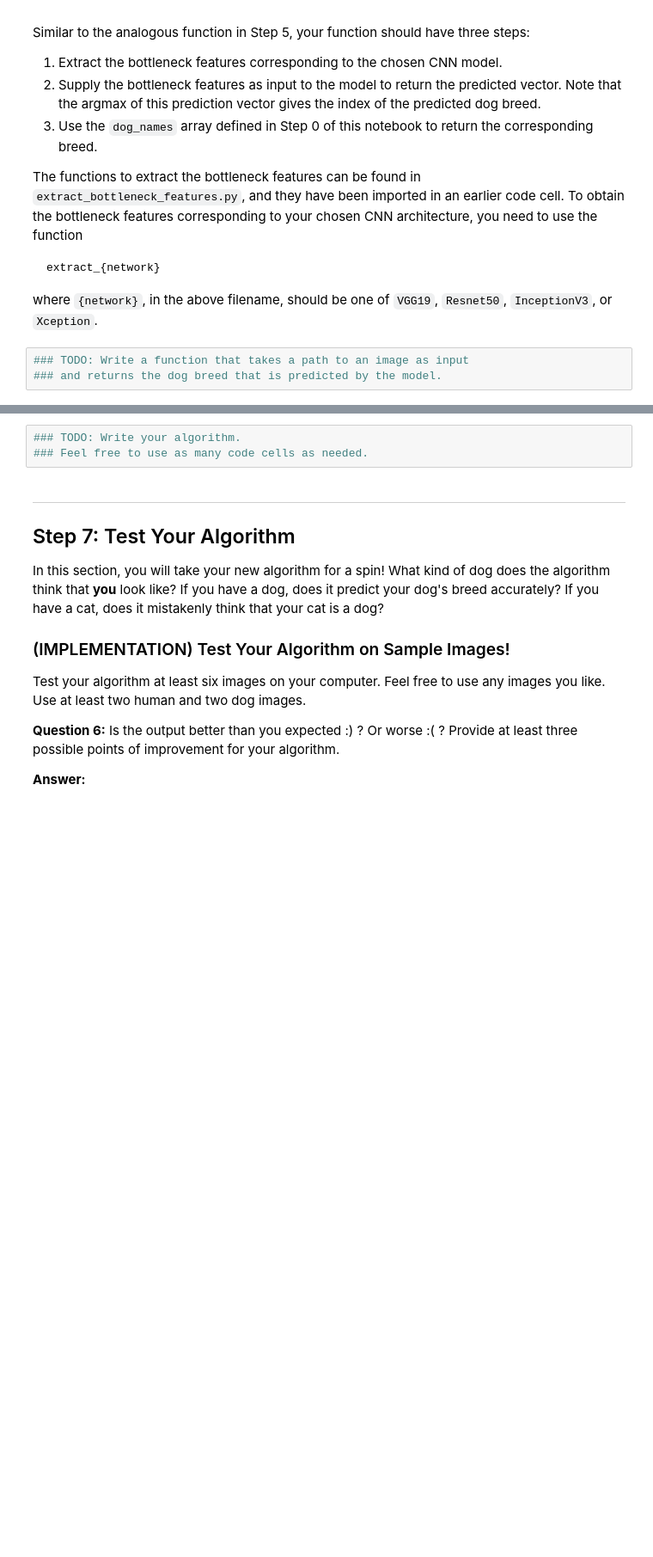
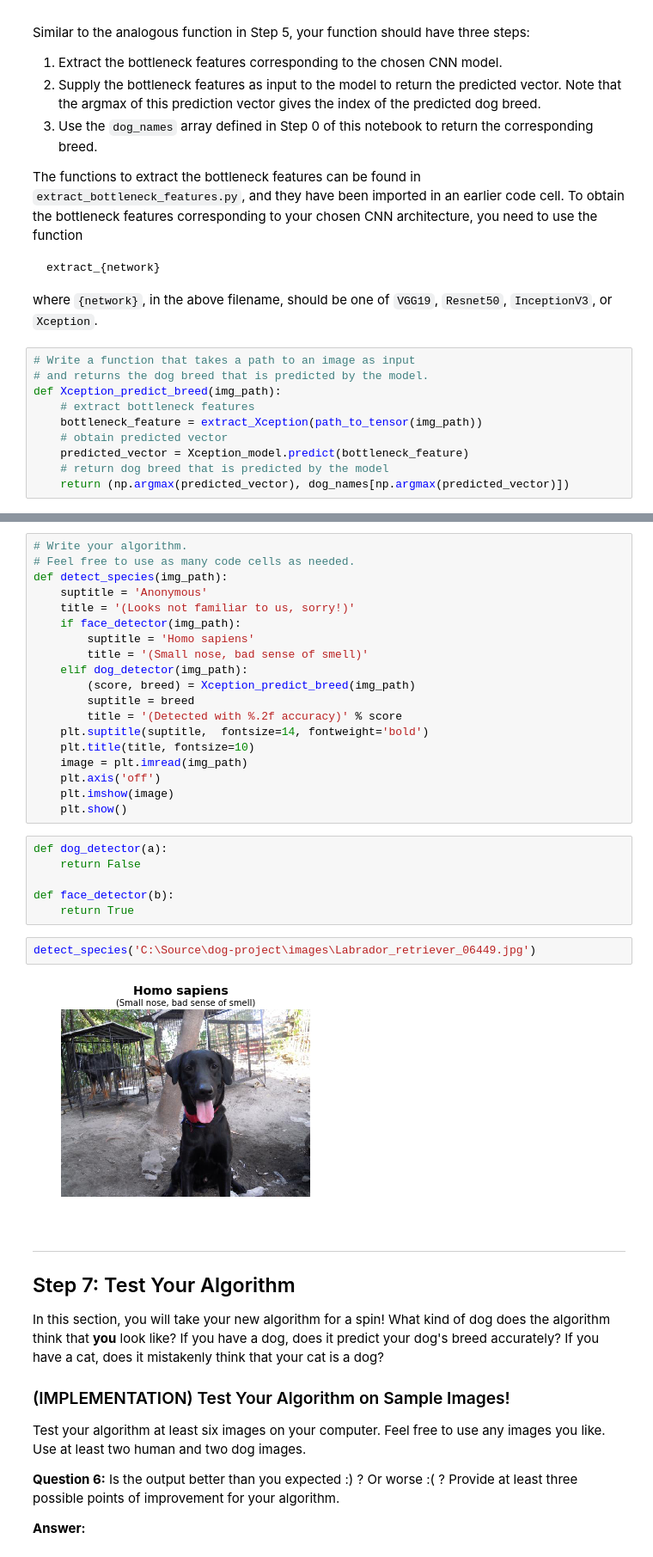
Before and after one commit to huli/mlnd, a Jupyter notebook: dog-project/dog_app.ipynb, the cells around one changed output, grey strips where cells are left out. Shown at 86% size. Drawn from its saved outputs; the diff is of its cells as text; blank space fills up the shorter version.

```diff
--- a/dog-project/dog_app.ipynb
+++ b/dog-project/dog_app.ipynb
@@ -699,8 +699,15 @@ The functions to extract the bottleneck features can be found in `extract_bottle
 
 where `{network}`, in the above filename, should be one of `VGG19`, `Resnet50`, `InceptionV3`, or `Xception`.
 # %%
-### TODO: Write a function that takes a path to an image as input
-### and returns the dog breed that is predicted by the model.
+# Write a function that takes a path to an image as input
+# and returns the dog breed that is predicted by the model.
+def Xception_predict_breed(img_path):
+    # extract bottleneck features
+    bottleneck_feature = extract_Xception(path_to_tensor(img_path))
+    # obtain predicted vector
+    predicted_vector = Xception_model.predict(bottleneck_feature)
+    # return dog breed that is predicted by the model
+    return (np.argmax(predicted_vector), dog_names[np.argmax(predicted_vector)])
 # %% [markdown]
 ---
 <a id='step6'></a>
@@ -722,6 +729,32 @@ Some sample output for our algorithm is provided below, but feel free to design
-# %%
-### TODO: Write your algorithm.
-### Feel free to use as many code cells as needed.
+# %%
+# Write your algorithm.
+# Feel free to use as many code cells as needed.
+def detect_species(img_path):
+    suptitle = 'Anonymous'
+    title = '(Looks not familiar to us, sorry!)'
+    if face_detector(img_path):
+        suptitle = 'Homo sapiens'
+        title = '(Small nose, bad sense of smell)'
+    elif dog_detector(img_path):
+        (score, breed) = Xception_predict_breed(img_path)
+        suptitle = breed
+        title = '(Detected with %.2f accuracy)' % score
+    plt.suptitle(suptitle,  fontsize=14, fontweight='bold')
+    plt.title(title, fontsize=10)
+    image = plt.imread(img_path)
+    plt.axis('off')
+    plt.imshow(image)
+    plt.show()
+# %%
+def dog_detector(a):
+    return False
+
+def face_detector(b):
+    return True
+# %%
+detect_species('C:\Source\dog-project\images\Labrador_retriever_06449.jpg')
+# %% [output]
+[figure, added]
 # %% [markdown]
 ---
 <a id='step7'></a>
```
Also changed, not shown: parts of 2 cells of this notebook.
